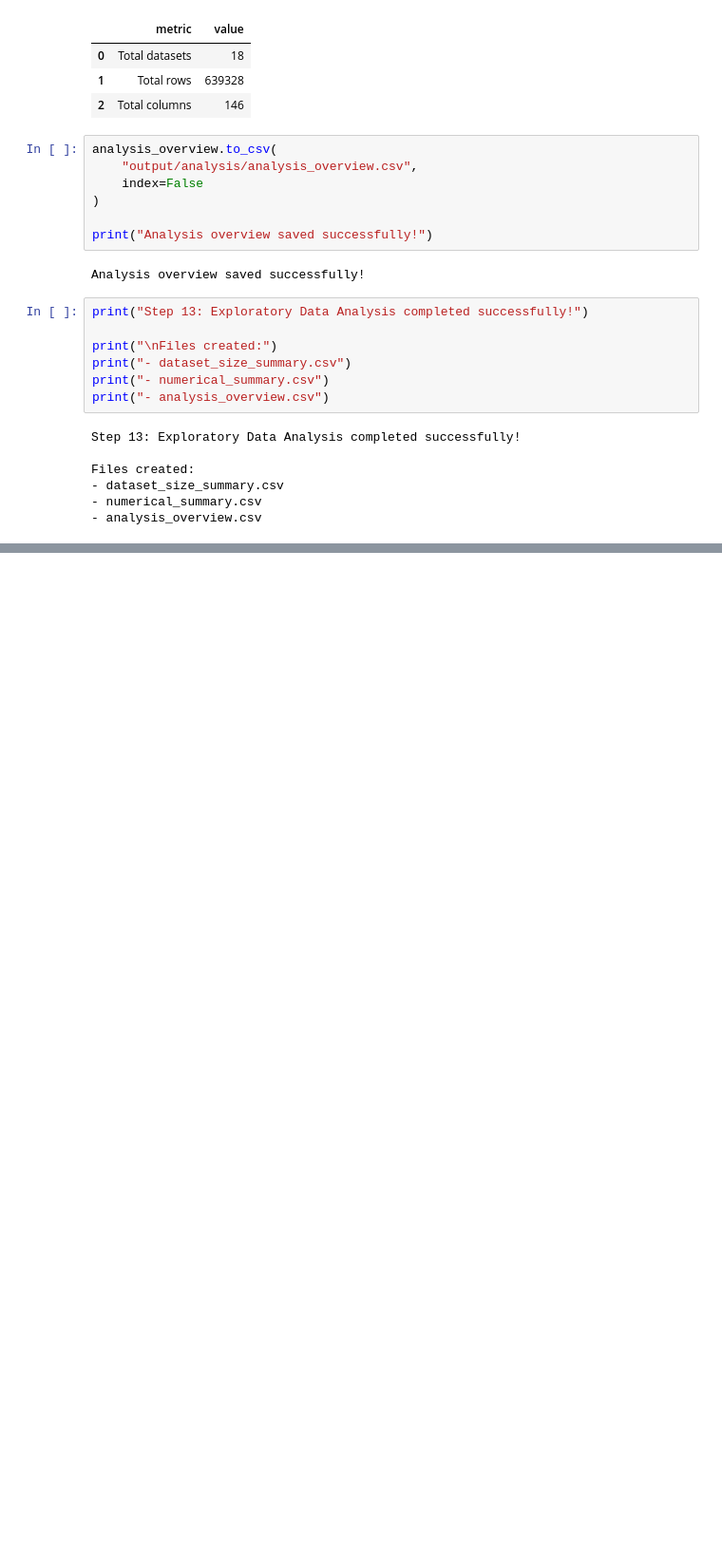
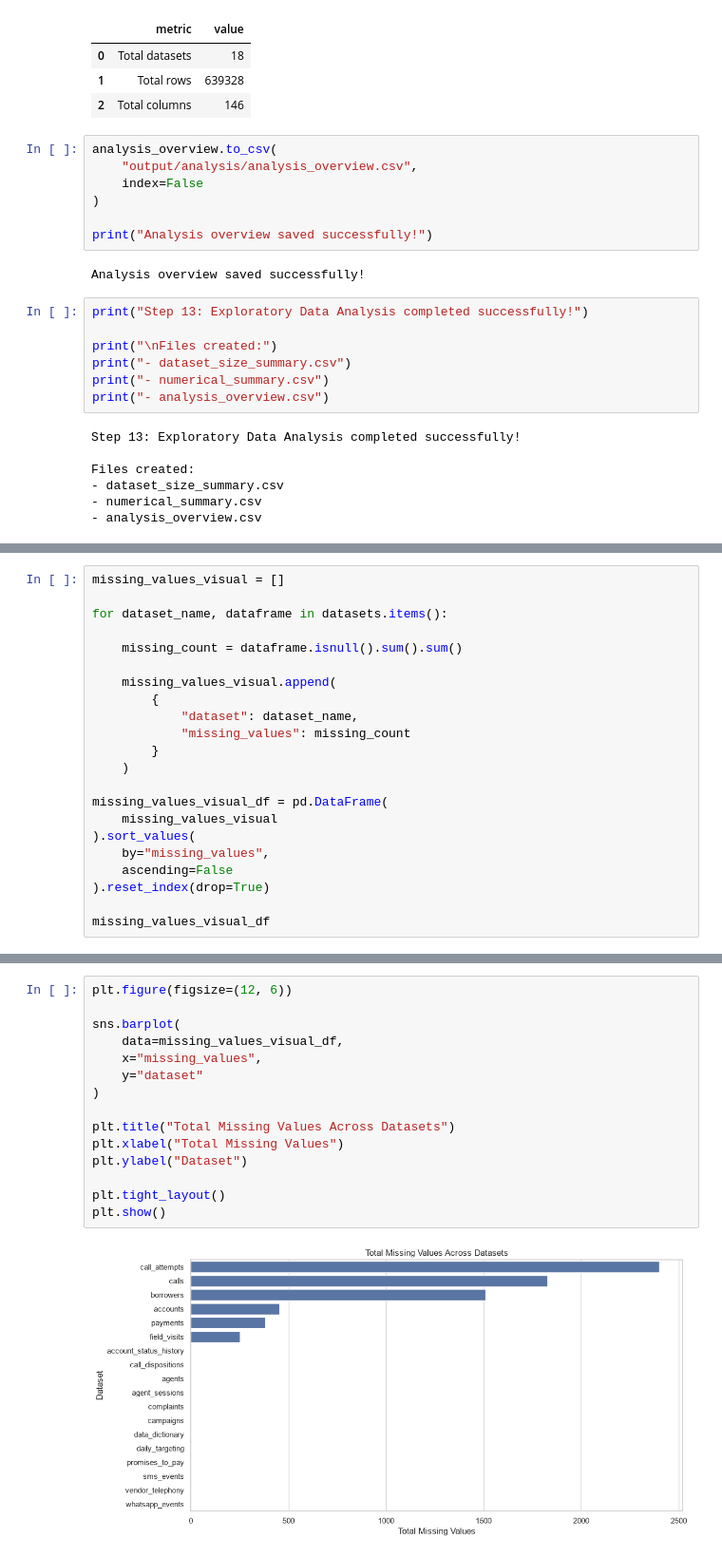
Before and after one commit to Rohit3435/Data_Analyst_Assignment, a Jupyter notebook: Data_Analyst_Project.ipynb, the cells around one changed output, grey strips where cells are left out. Shown at 95% size. Cells and saved outputs as stored; diff of their text form; blank space fills up the shorter version.

```diff
--- a/Data_Analyst_Project.ipynb
+++ b/Data_Analyst_Project.ipynb
@@ -2032,0 +2140,22 @@ Files created:
+# %%
+missing_values_visual = []
+
+for dataset_name, dataframe in datasets.items():
+
+    missing_count = dataframe.isnull().sum().sum()
+
+    missing_values_visual.append(
+        {
+            "dataset": dataset_name,
+            "missing_values": missing_count
+        }
+    )
+
+missing_values_visual_df = pd.DataFrame(
+    missing_values_visual
+).sort_values(
+    by="missing_values",
+    ascending=False
+).reset_index(drop=True)
+
+missing_values_visual_df
@@ -2032,0 +2180,17 @@ Files created:
+# %%
+plt.figure(figsize=(12, 6))
+
+sns.barplot(
+    data=missing_values_visual_df,
+    x="missing_values",
+    y="dataset"
+)
+
+plt.title("Total Missing Values Across Datasets")
+plt.xlabel("Total Missing Values")
+plt.ylabel("Dataset")
+
+plt.tight_layout()
+plt.show()
+# %% [output]
+[figure, added]
```
Also changed, not shown: parts of 15 cells of this notebook, 4 other files.
